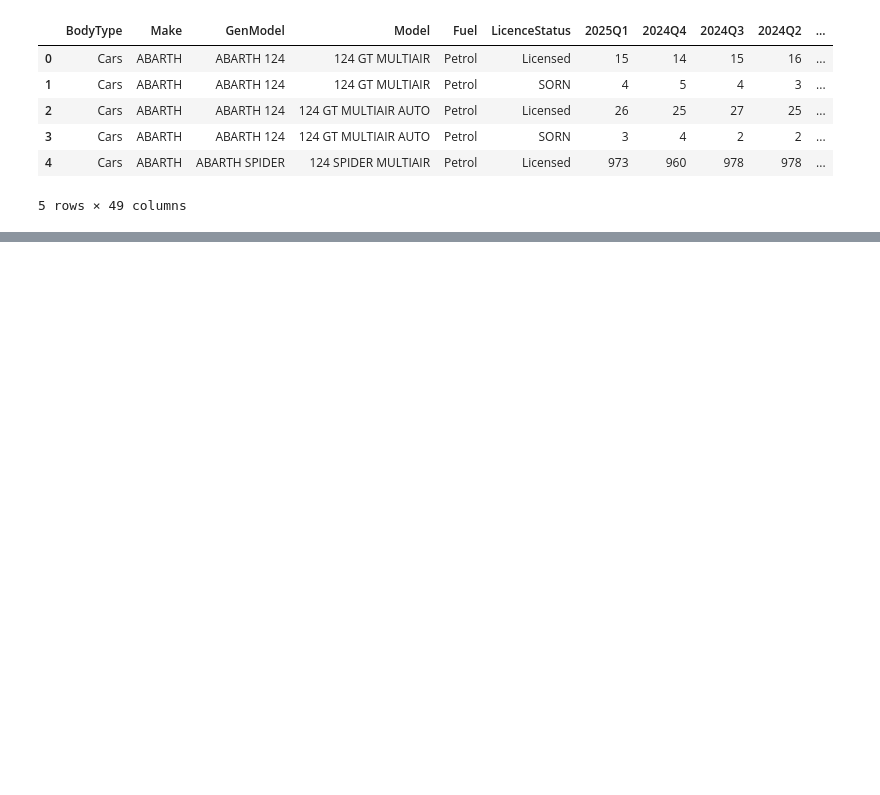
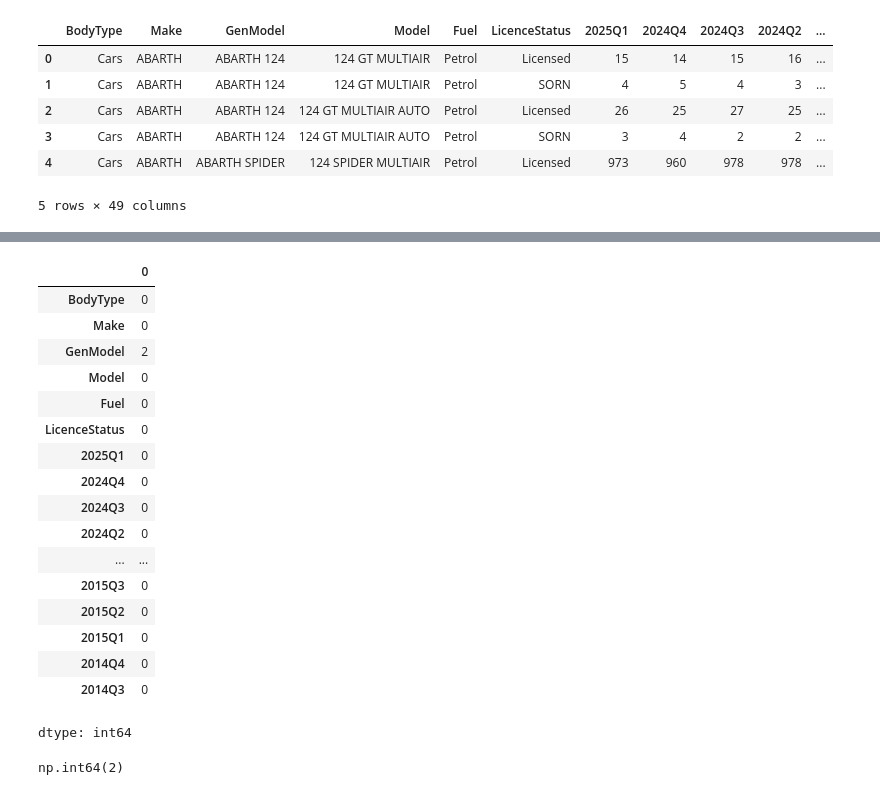
Before and after one commit to vinaykotadiya/ev-adoption-forecast, a Jupyter notebook: ZEVs_Forcasting.ipynb, the cells around one changed output, grey strips where cells are left out. Drawn from its saved outputs; the diff is of its cells as text; code cells hidden in the pictures; blank space fills up the shorter version.

```diff
--- a/ZEVs_Forcasting.ipynb
+++ b/ZEVs_Forcasting.ipynb
@@ -19,0 +65,25 @@ data.head()
+# %%
+data[].isnull().sum()
+# %% [output]
+|  | 0 |
+| BodyType | 0 |
+| Make | 0 |
+| GenModel | 2 |
+| Model | 0 |
+| Fuel | 0 |
+| LicenceStatus | 0 |
+| 2025Q1 | 0 |
+| 2024Q4 | 0 |
+| 2024Q3 | 0 |
+| 2024Q2 | 0 |
+| ... | ... |
+| 2015Q3 | 0 |
+| 2015Q2 | 0 |
+| 2015Q1 | 0 |
+| 2014Q4 | 0 |
+| 2014Q3 | 0 |
+dtype: int64
+# %%
+data['GenModel'].isnull().sum()
+# %% [output]
+np.int64(2)
```
Also changed, not shown: parts of 3 cells of this notebook.
